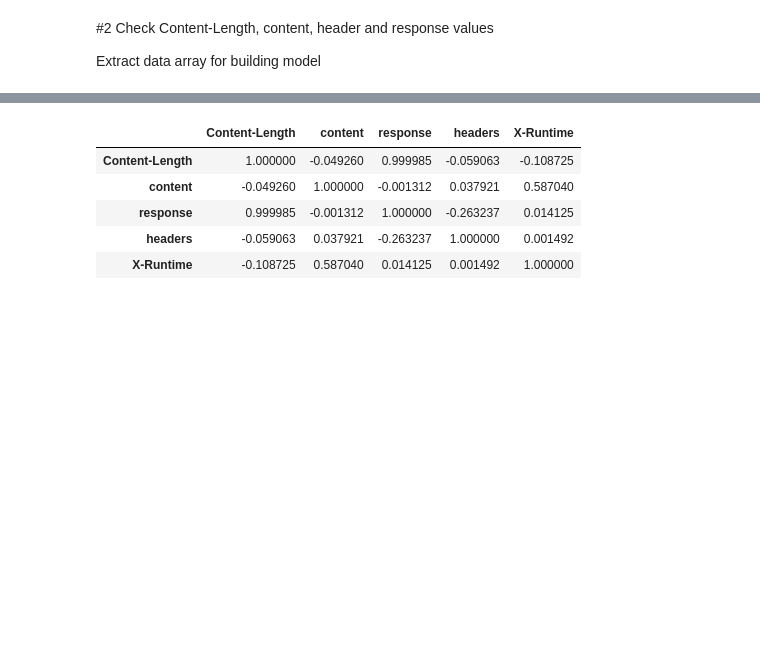
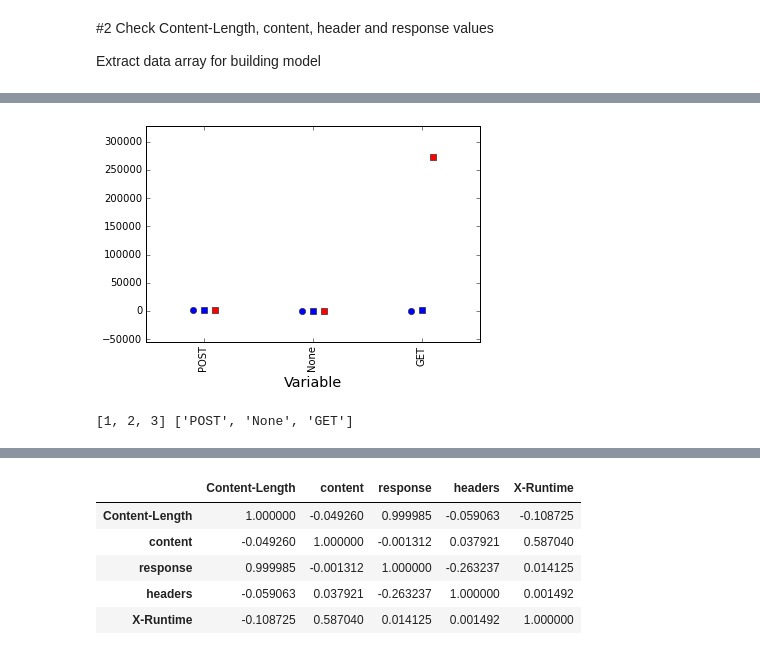
Before and after one commit to wangwf/Codes, a Jupyter notebook: dataLogs/mongodb.ipynb, the cells around one changed output, grey strips where cells are left out. Cells and saved outputs as stored; diff of their text form; code cells hidden in the pictures; blank space fills up the shorter version.

```diff
--- a/dataLogs/mongodb.ipynb
+++ b/dataLogs/mongodb.ipynb
@@ -321 +361,26 @@ for item in iter:
+# %%
+x= range(1,len(xTicks)+1)
+x0= [xx -0.1 for xx in x]
+x1= [xx +0.1 for xx in x]
+plt.figure("Response vs univariable")
+#ax = fig.add_subplot(111)
+#xtickNames = ax.set_xticklabels(xTicks)
+#plt.setp(xtickNames, rotation=45, fontsize=100)
+
+plt.xlabel("Variable",fontsize="x-large")
+#plt.ylabel("size")
+
+plt.plot(x0, ymin,"bo", x1, ymax,"rs", x,yavg,"bs")
+
+plt.xticks(x, xTicks, rotation='vertical')
+
+# Pad margins so that markers don't get clipped by the axes
+plt.margins(0.2)
+# Tweak spacing to prevent clipping of tick-labels
+plt.subplots_adjust(bottom=0.15)
+plt.show()
+print x,xTicks
+# %% [output]
+[figure, added]
+[1, 2, 3] ['POST', 'None', 'GET']
 # %% [markdown]
```
Also changed, not shown: parts of 24 cells of this notebook, 2 other files.
